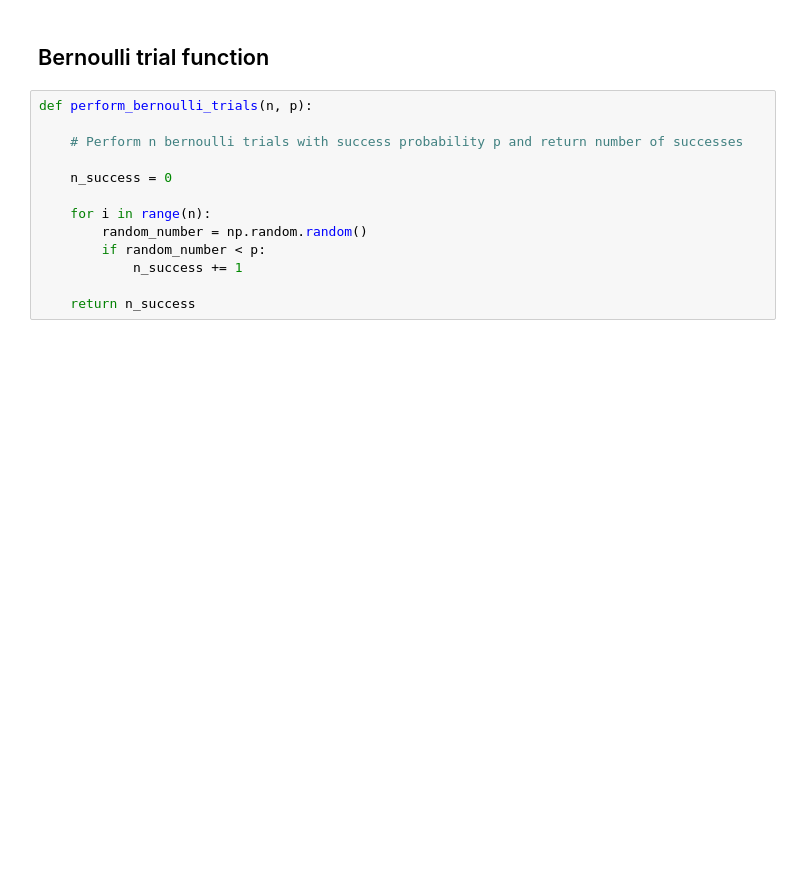
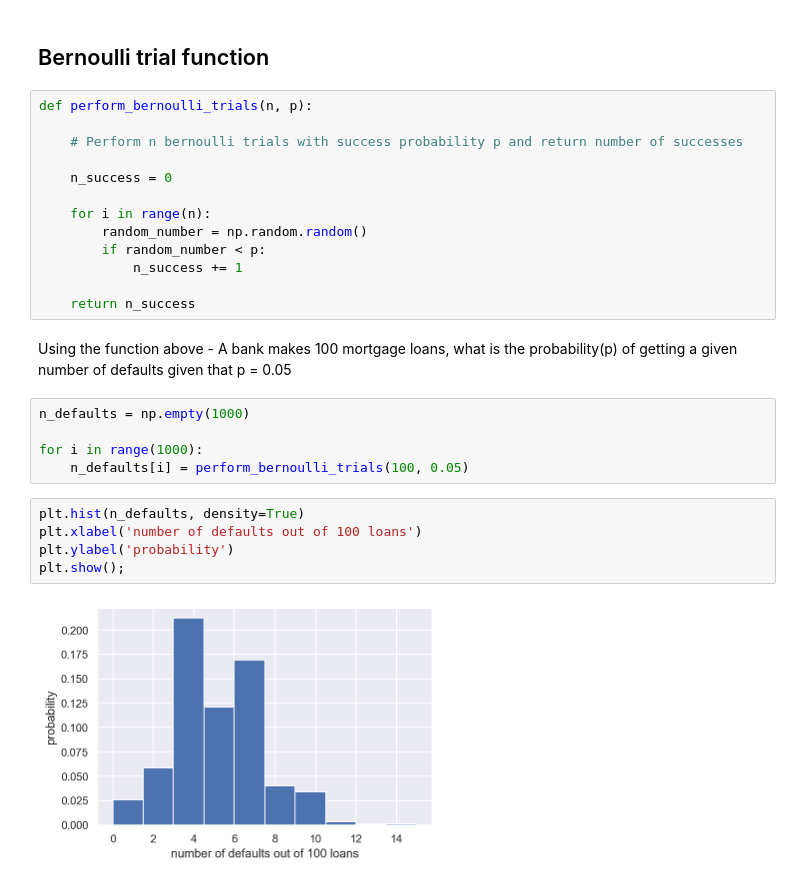
Before and after one commit to hilljtm/py_practice, a Jupyter notebook: statistics.ipynb, the cells around one changed output. Saved outputs shown, nothing was run; the diff lists cells and outputs as text; blank space fills up the shorter version.

```diff
--- a/statistics.ipynb
+++ b/statistics.ipynb
@@ -191,3 +199,17 @@ def perform_bernoulli_trials(n, p):
             n_success += 1
 
     return n_success
+# %% [markdown]
+Using the function above - A bank makes 100 mortgage loans, what is the probability(p) of getting a given number of defaults given that p = 0.05
+# %%
+n_defaults = np.empty(1000)
+
+for i in range(1000):
+    n_defaults[i] = perform_bernoulli_trials(100, 0.05)
+# %%
+plt.hist(n_defaults, density=True)
+plt.xlabel('number of defaults out of 100 loans')
+plt.ylabel('probability')
+plt.show();
+# %% [output]
+[figure, added]
```
Also changed, not shown: parts of 8 cells of this notebook.
